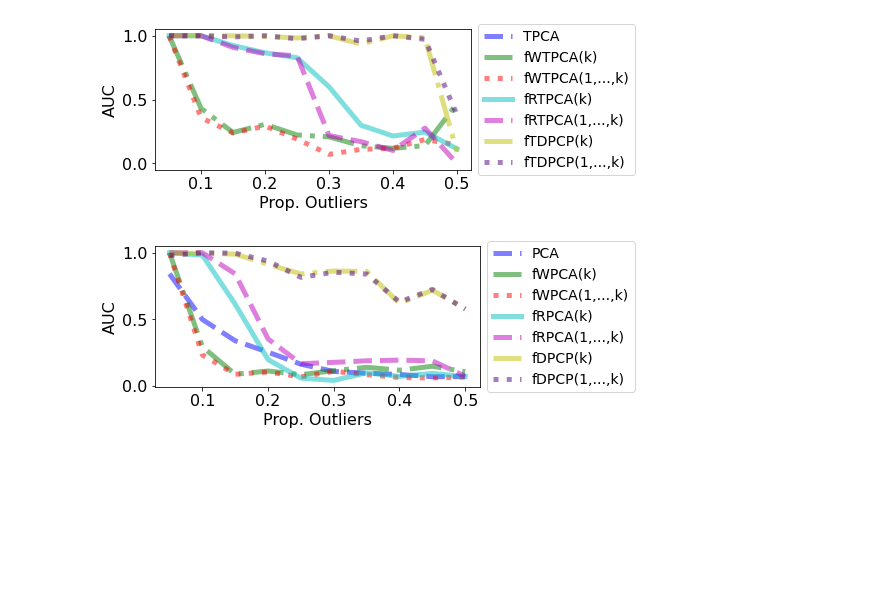
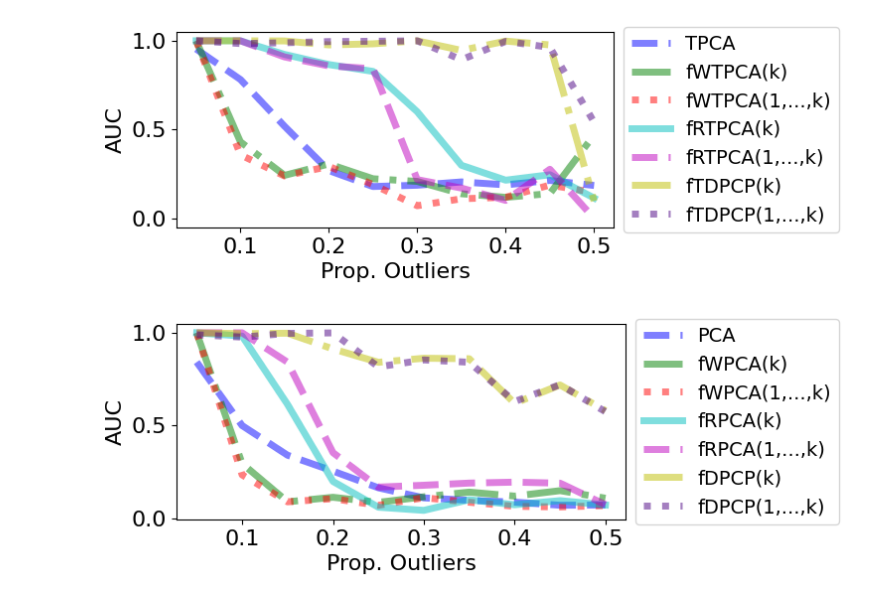
Before and after one commit to MasseyGhalayani/Paper01_funWithFlags, a Jupyter notebook: Grassmannian/Figure3and9.ipynb, the cells around one changed output. Cells and saved outputs as stored; diff of their text form; code cells hidden in the pictures; blank space fills up the shorter version.

Commit message:
fixed figure 3 and conda environemnt

```diff
--- a/Grassmannian/Figure3and9.ipynb
+++ b/Grassmannian/Figure3and9.ipynb
@@ -156,44 +156,44 @@ plt.figure(1, figsize = (8,3))
 
 # plt.figure(figsize = (8,3))
 
-for alg in ['PCA', 'TPCA']:
+for alg in ['PCA', 't-PCA']:
     y = results[results['Algorithm'] == alg]['AUC']
     x = results[results['Algorithm'] == alg]['n Outliers']/100
-    if 'T' in alg:
+    if 't' in alg:
         plt.figure(0)
-        plt.plot(x,y,label = alg, c = colors[ii], linestyle = linestyles[ii], alpha = .5, linewidth=5.0)
+        plt.plot(x,y,label = 'TPCA', c = colors[ii], linestyle = linestyles[ii], alpha = .5, linewidth=5.0)
     else:
         plt.figure(1)
         plt.plot(x,y,label = alg, c = colors[ii], linestyle = linestyles[ii], alpha = .5, linewidth=5.0)
 
 ii+=1
 alg_names = [['fWTPCA(k)', 'fWTPCA(1,...,k)', 'fRTPCA(k)', 'fRTPCA(1,...,k)', 'fTDPCP(k)', 'fTDPCP(1,...,k)'],['fWPCA(k)', 'fWPCA(1,...,k)', 'fRPCA(k)', 'fRPCA(1,...,k)', 'fDPCP(k)', 'fDPCP(1,...,k)']]
 for jj, alg in zip(np.arange(6), ['L2-WPCA', 'L1-WPCA', 'L2-RPCA', 'L1-RPCA', 'L2-DPCP', 'L1-DPCP']):
     for ax, t in zip([0,1],alg_names):
         pref = ['t-','']
         t = pref[ax]
         plt.figure(ax)
         y = results[results['Algorithm'] == f'{t}{alg}']['AUC']
         x = results[results['Algorithm'] == f'{t}{alg}']['n Outliers']/100
         plt.plot(x,y,label = alg_names[ax][jj], c = colors[ii], linestyle = linestyles[ii], alpha = .5, linewidth=5.0)
 
     ii+=1
 
 # ax1.legend()
 plt.figure(0)
 plt.legend(loc='center left', bbox_to_anchor=(1, 0.5), fontsize = 14)
 plt.xlabel('Prop. Outliers')
 plt.ylabel('AUC')
 plt.tight_layout()
 plt.savefig('../Results/gr_outlier_detection_man.pdf', bbox_inches = 'tight')
 
 
 plt.figure(1)
 plt.legend(loc='center left', bbox_to_anchor=(1, 0.5), fontsize = 14)
 plt.xlabel('Prop. Outliers')
 plt.ylabel('AUC')
 plt.tight_layout()
 plt.savefig('../Results/gr_outlier_detection_euc.pdf', bbox_inches = 'tight')
 # %% [output]
-[figure, old version]
+[figure, new version]
-[figure, old version]
+[figure, new version]
```
Also changed, not shown: parts of 1 cell of this notebook, 5 other files.
